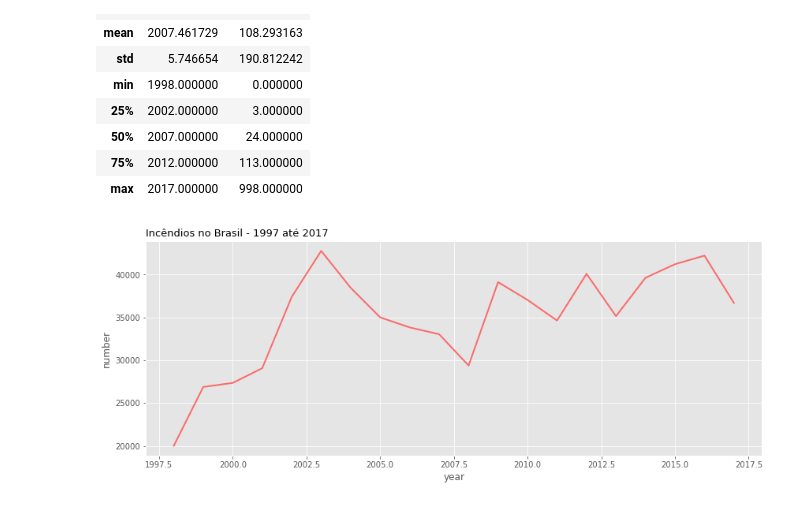
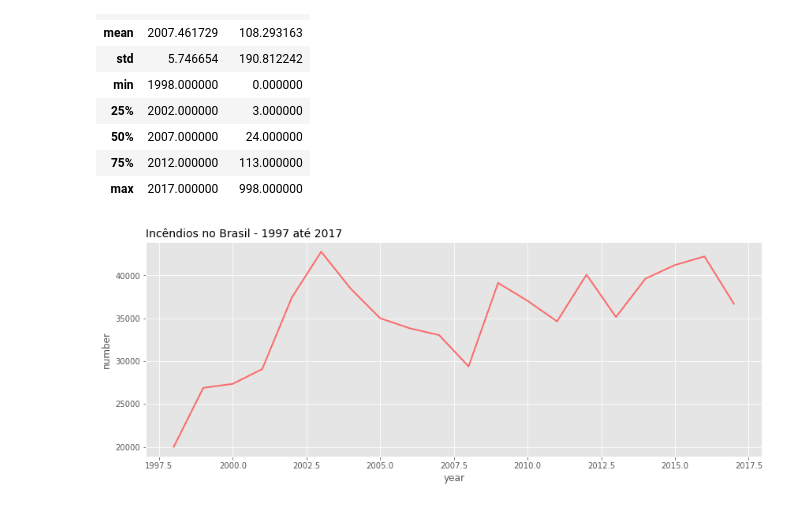
Before and after one commit to cyrogabrielcc/incendios_florestais, a Jupyter notebook: notebook.ipynb, the cells around one changed output. Cells and saved outputs as stored; diff of their text form; code cells hidden in the pictures.

```diff
--- a/notebook.ipynb
+++ b/notebook.ipynb
@@ -37,8 +37,8 @@ df.describe()
 # %%
 por_ano = df.groupby(by='year').sum().reset_index()
 plt.figure(figsize=(14,5))
 plt.style.use('ggplot')
-plt.title('Incêndios no Brasil - 1997 até 2017', loc="left", fontsize=13)
+plt.title('Incêndios no Brasil - 1997 até 2017', loc="left", fontsize=14)
 sns.lineplot(data=por_ano, x='year', y='number', estimator='sum', lw=2, color='#ff5555', alpha=0.85);
 # %% [output]
-[figure, old version]
+[figure, new version]
```
Also changed, not shown: parts of 1 cell of this notebook.
